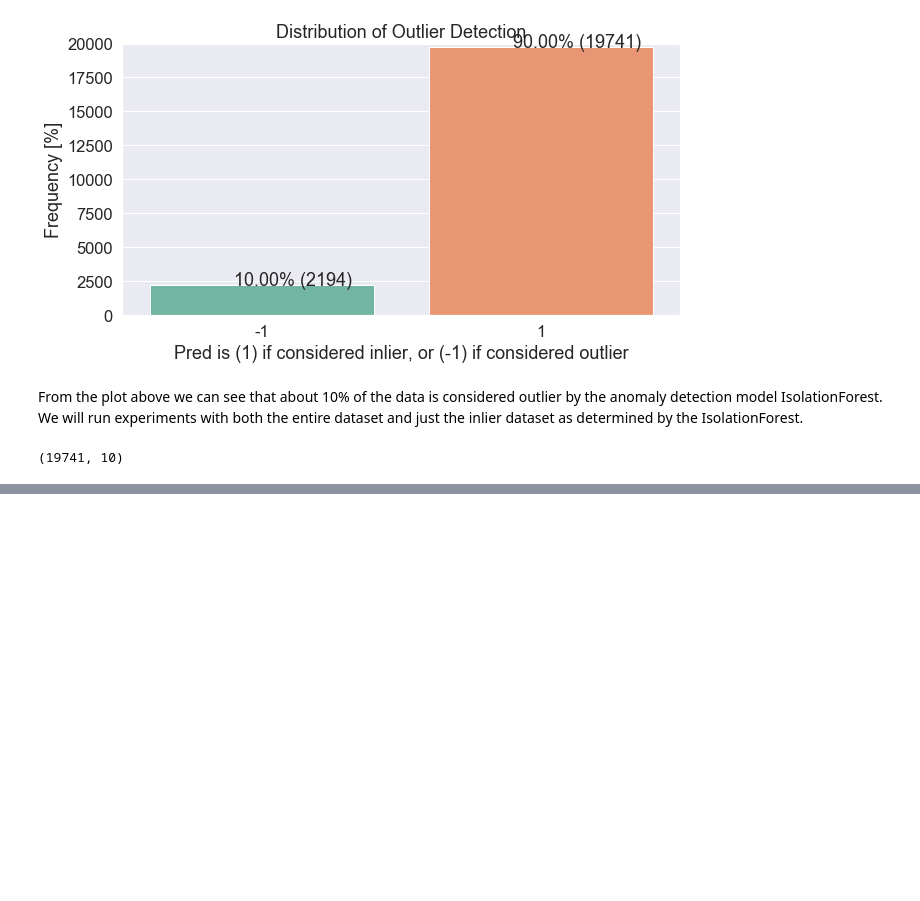
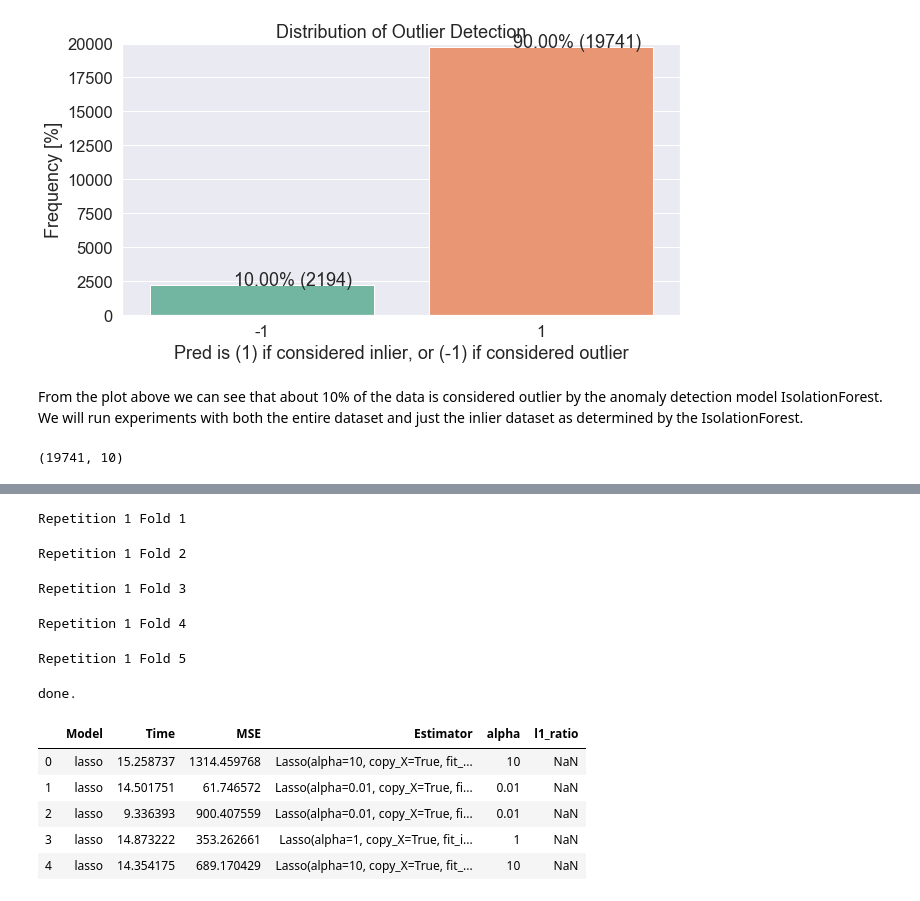
Before and after one commit to lukaszbinden/mli, a Jupyter notebook: assignments/assignments_level_two/Module 4 Assignment 1.ipynb, the cells around one changed output, grey strips where cells are left out. Saved outputs shown, nothing was run; the diff lists cells and outputs as text; code cells hidden in the pictures; blank space fills up the shorter version.

```diff
--- a/assignments/assignments_level_two/Module 4 Assignment 1.ipynb
+++ b/assignments/assignments_level_two/Module 4 Assignment 1.ipynb
@@ -300,0 +301,19 @@ done.
+# %%
+# use lasso model and see results
+lasso_model = {'lasso': models_and_parameters['lasso']}
+lasso_results = fit_predict_model(lasso_model)
+mean_mse_model = mean_mse_model.append(lasso_results, sort=False)
+lasso_results
+# %% [output]
+Repetition 1 Fold 1
+Repetition 1 Fold 2
+Repetition 1 Fold 3
+Repetition 1 Fold 4
+Repetition 1 Fold 5
+done.
+|  | Model | Time | MSE | Estimator | alpha | l1_ratio |
+| 0 | lasso | 15.258737 | 1314.459768 | Lasso(alpha=10, copy_X=True, fit_... | 10 | NaN |
+| 1 | lasso | 14.501751 | 61.746572 | Lasso(alpha=0.01, copy_X=True, fi... | 0.01 | NaN |
+| 2 | lasso | 9.336393 | 900.407559 | Lasso(alpha=0.01, copy_X=True, fi... | 0.01 | NaN |
+| 3 | lasso | 14.873222 | 353.262661 | Lasso(alpha=1, copy_X=True, fit_i... | 1 | NaN |
+| 4 | lasso | 14.354175 | 689.170429 | Lasso(alpha=10, copy_X=True, fit_... | 10 | NaN |
```
Also changed, not shown: parts of 8 cells of this notebook, 2 other files.
